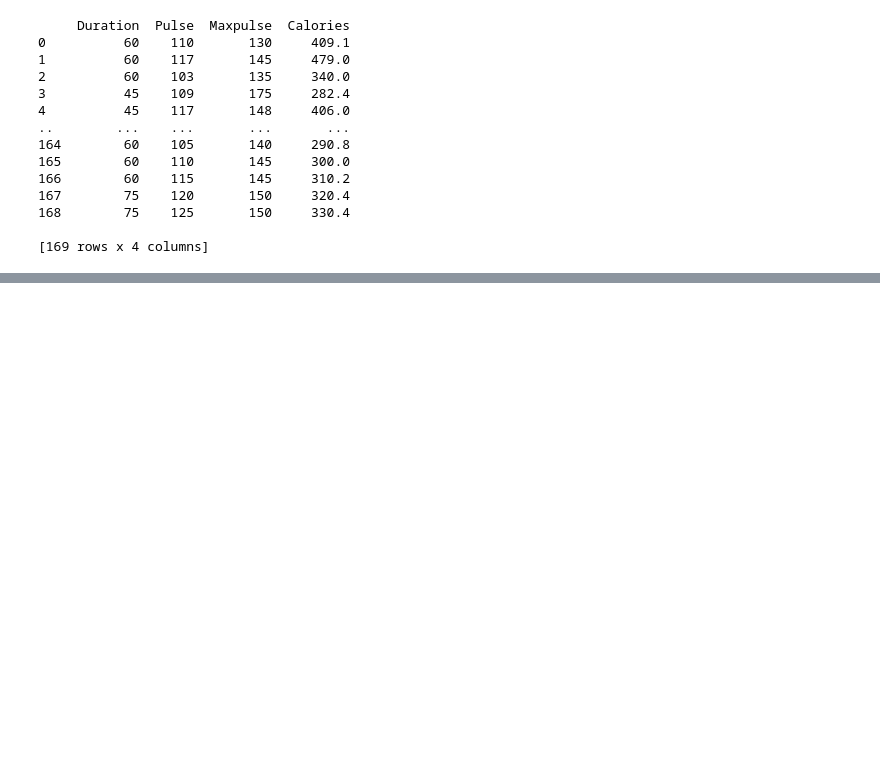
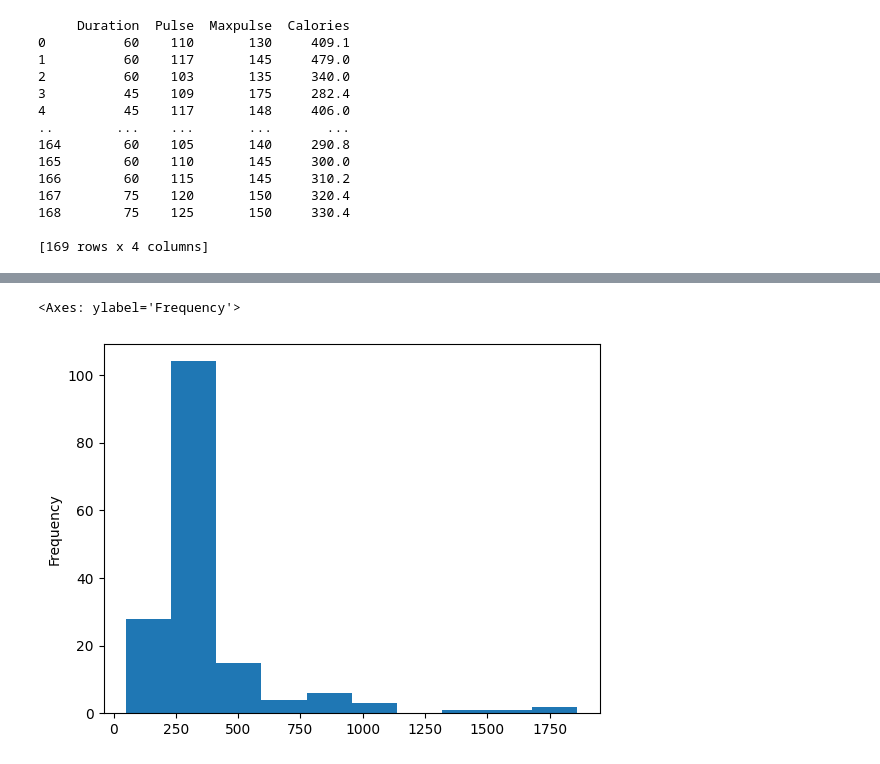
Before and after one commit to Yogesh0801/Python_Programming, a Jupyter notebook: python Library/pandas.ipynb, the cells around one changed output, grey strips where cells are left out. Cells and saved outputs as stored; diff of their text form; code cells hidden in the pictures; blank space fills up the shorter version.

```diff
--- a/python Library/pandas.ipynb
+++ b/python Library/pandas.ipynb
@@ -173,0 +675,6 @@ print(df)
+# %%
+# histogram
+df['Calories'].plot(kind='hist')
+# %% [output]
+<Axes: ylabel='Frequency'>
+[figure, added]
```
Also changed, not shown: parts of 46 cells of this notebook, 2 other files.
